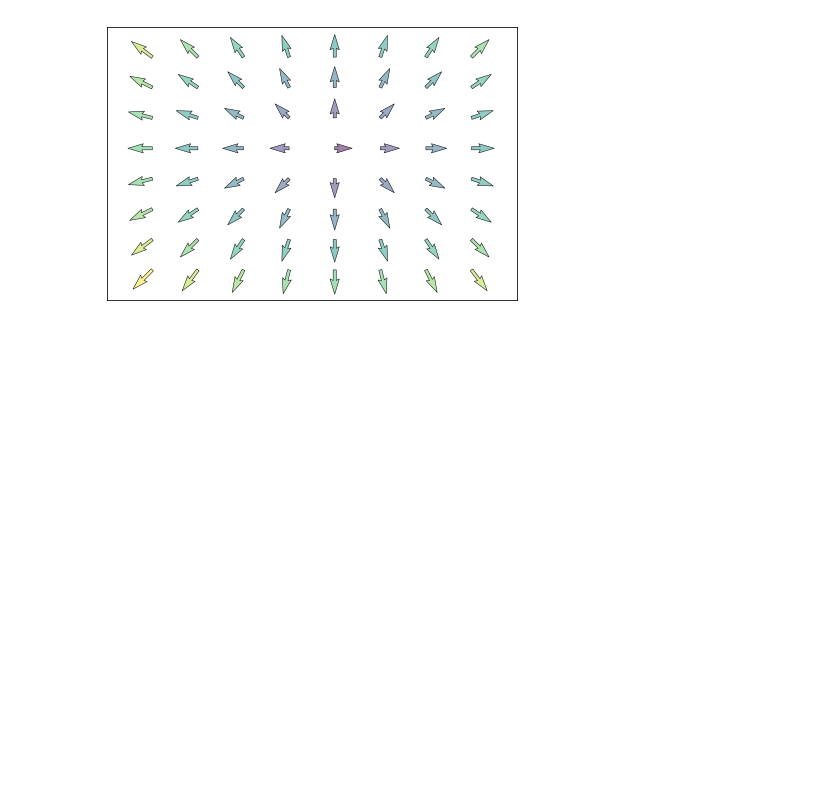
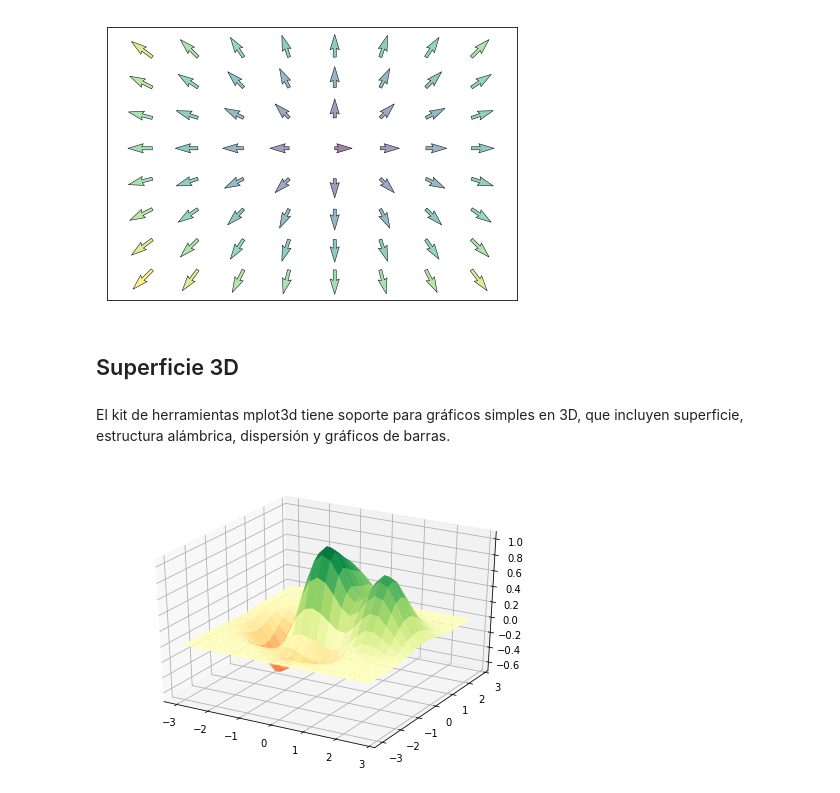
Before and after one commit to juan-pineda/Curso_computacion_cientifica, a Jupyter notebook: 02-Data-visualization/Data_Visualization.ipynb, the cells around one changed output. Drawn from its saved outputs; the diff is of its cells as text; code cells hidden in the pictures; blank space fills up the shorter version.

```diff
--- a/02-Data-visualization/Data_Visualization.ipynb
+++ b/02-Data-visualization/Data_Visualization.ipynb
@@ -464,3 +464,25 @@ plt.ylim(-1,n), plt.yticks([])
 plt.show()
 # %% [output]
 [figure]
+# %% [markdown]
+## Superficie 3D
+# %% [markdown]
+El kit de herramientas mplot3d tiene soporte para gráficos simples en 3D, que incluyen superficie, estructura alámbrica, dispersión y gráficos de barras.
+# %%
+# Vamos a graficar la misma función del ejemplo de imshow, esta vez mostrándola en 3D
+
+from mpl_toolkits.mplot3d import Axes3D
+
+x = y = np.arange(-3.0, 3.0, 0.25)
+X, Y = np.meshgrid(x, y)
+
+def f(x,y):
+    return (1-x/2+x**5+y**3)*np.exp(-x**2-y**2)
+
+Z1 = f(X,Y)
+
+ax = Axes3D(plt.figure())    # creando el cubo
+ax.plot_surface(X,Y,Z1,vmax=abs(Z1).max(), vmin=-abs(Z1).max(), cmap=cm.RdYlGn, rstride=1,cstride=1)
+plt.show()
+# %% [output]
+[figure, added]
```
Also changed, not shown: parts of 27 cells of this notebook, 9 other files.
